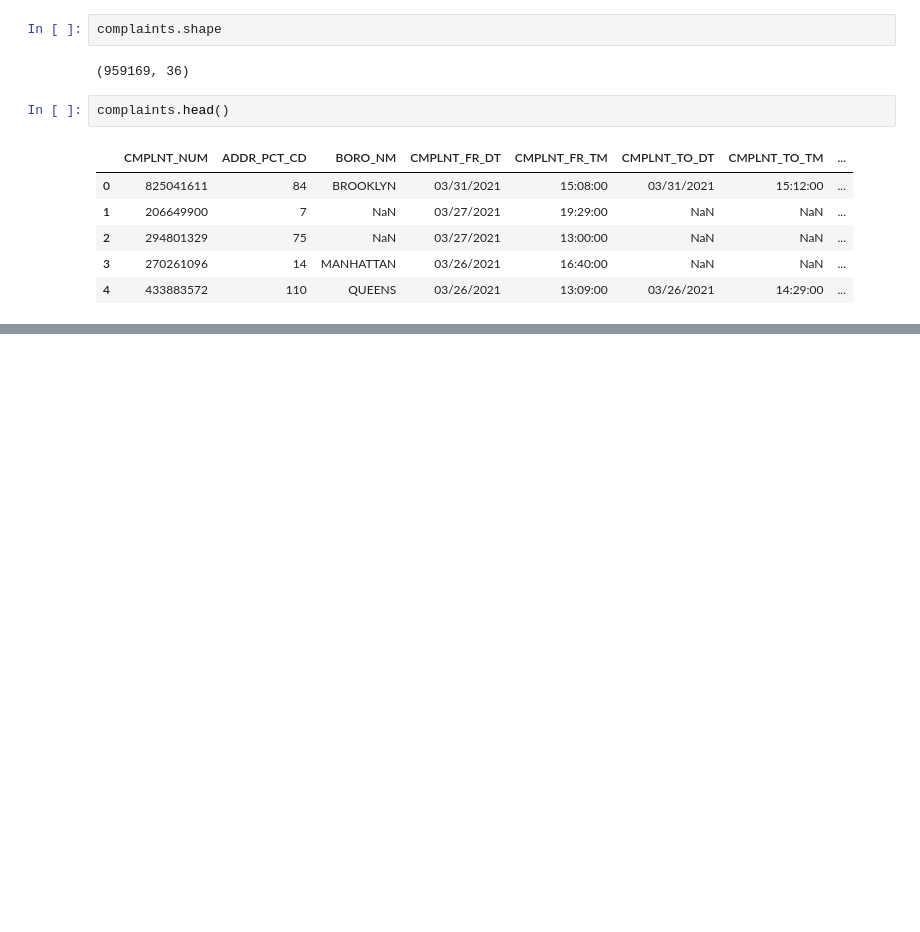
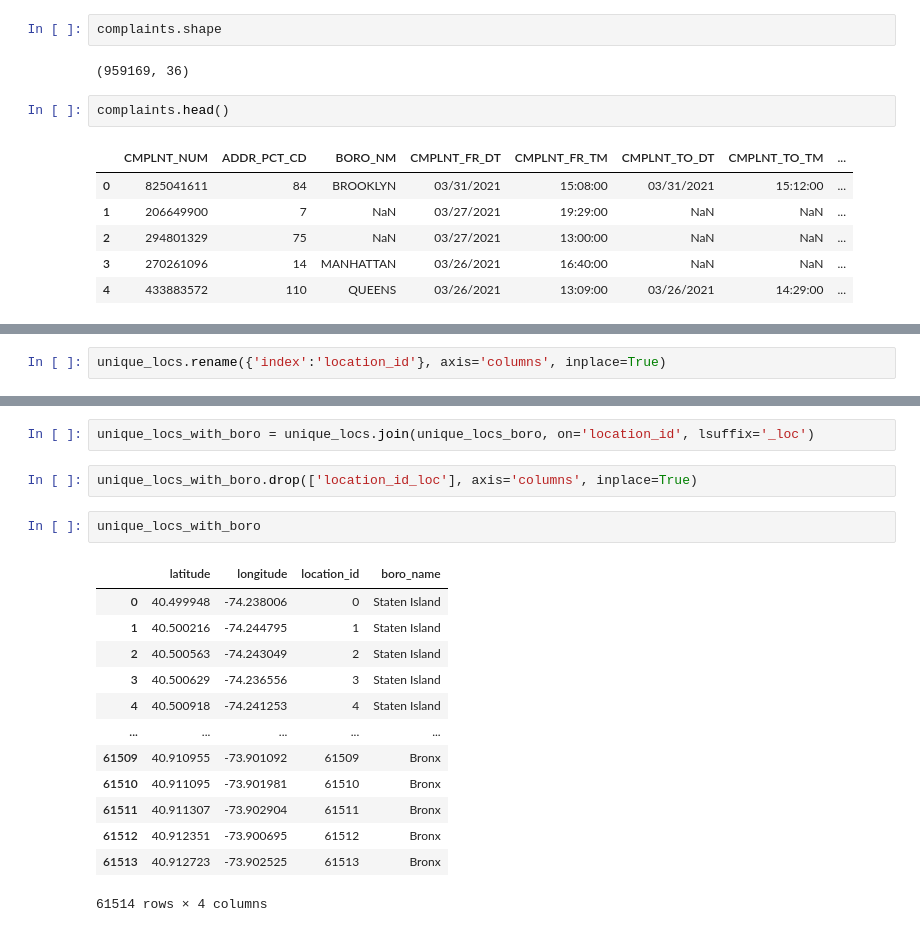
Before and after one commit to nick-occ/dsba-6520-project, a Jupyter notebook: eda.ipynb, the cells around one changed output, grey strips where cells are left out. Saved outputs shown, nothing was run; the diff lists cells and outputs as text; blank space fills up the shorter version.

```diff
--- a/eda.ipynb
+++ b/eda.ipynb
@@ -143,0 +572,2 @@ pd.DataFrame(complaints.loc[(complaints.BORO_NM == 'BRONX') & (complaints.LAW_CA
+# %%
+unique_locs.rename({'index':'location_id'}, axis='columns', inplace=True)
@@ -143,0 +611,20 @@ pd.DataFrame(complaints.loc[(complaints.BORO_NM == 'BRONX') & (complaints.LAW_CA
+# %%
+unique_locs_with_boro = unique_locs.join(unique_locs_boro, on='location_id', lsuffix='_loc')
+# %%
+unique_locs_with_boro.drop(['location_id_loc'], axis='columns', inplace=True)
+# %%
+unique_locs_with_boro
+# %% [output]
+|  | latitude | longitude | location_id | boro_name |
+| 0 | 40.499948 | -74.238006 | 0 | Staten Island |
+| 1 | 40.500216 | -74.244795 | 1 | Staten Island |
+| 2 | 40.500563 | -74.243049 | 2 | Staten Island |
+| 3 | 40.500629 | -74.236556 | 3 | Staten Island |
+| 4 | 40.500918 | -74.241253 | 4 | Staten Island |
+| ... | ... | ... | ... | ... |
+| 61509 | 40.910955 | -73.901092 | 61509 | Bronx |
+| 61510 | 40.911095 | -73.901981 | 61510 | Bronx |
+| 61511 | 40.911307 | -73.902904 | 61511 | Bronx |
+| 61512 | 40.912351 | -73.900695 | 61512 | Bronx |
+| 61513 | 40.912723 | -73.902525 | 61513 | Bronx |
+61514 rows × 4 columns
```
Also changed, not shown: parts of 83 cells of this notebook.
